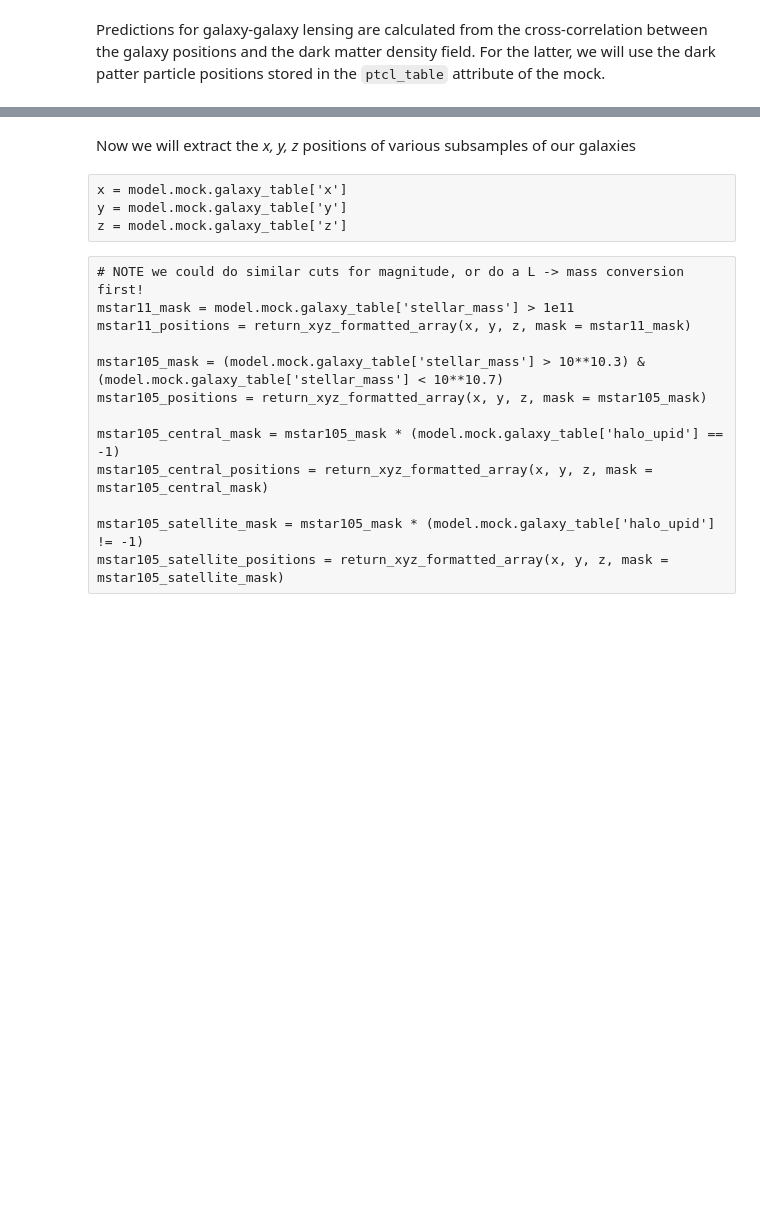
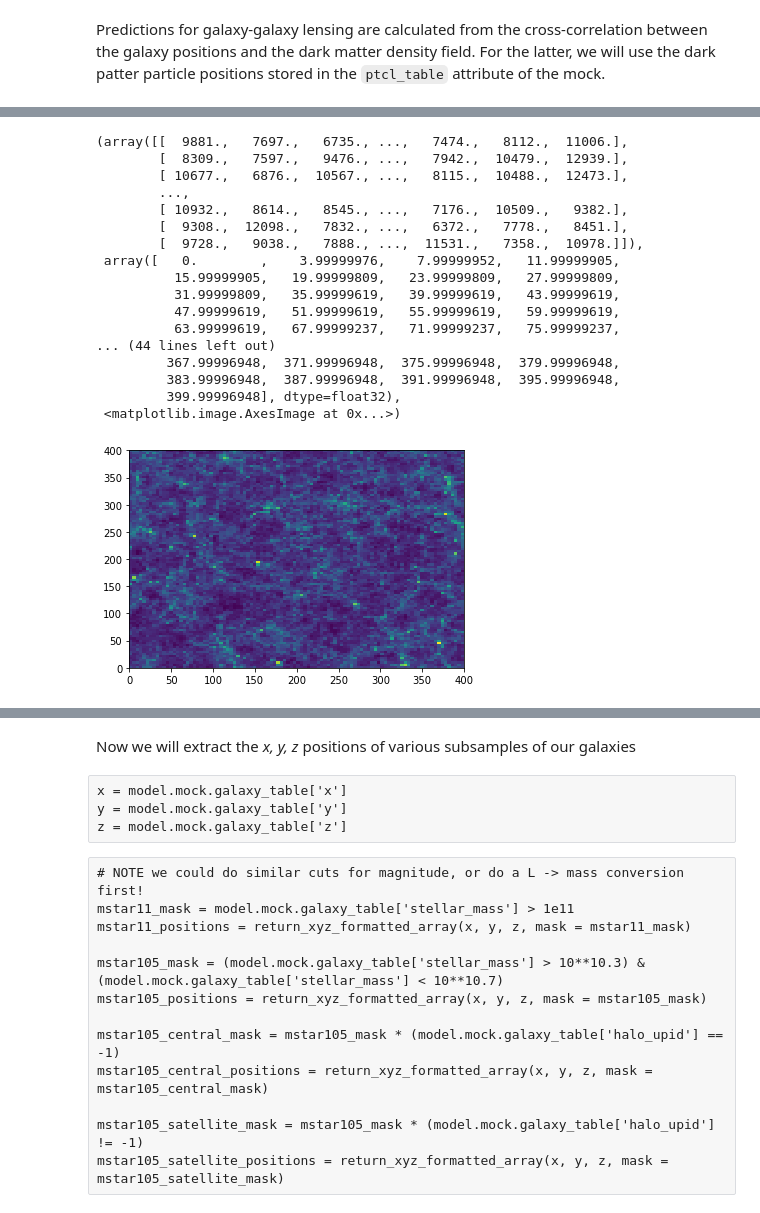
Before and after one commit to eniaxhakaj/desiDeltaSigma, a Jupyter notebook: halotools_lensing_tut.ipynb, the cells around one changed output, grey strips where cells are left out. Cells and saved outputs as stored; diff of their text form; code cells hidden in the pictures; blank space fills up the shorter version.

```diff
--- a/halotools_lensing_tut.ipynb
+++ b/halotools_lensing_tut.ipynb
@@ -23,0 +94,21 @@ Predictions for galaxy-galaxy lensing are calculated from the cross-correlation
+# %%
+plt.hist2d(py, pz, 100)
+# %% [output]
+(array([[  9881.,   7697.,   6735., ...,   7474.,   8112.,  11006.],
+        [  8309.,   7597.,   9476., ...,   7942.,  10479.,  12939.],
+        [ 10677.,   6876.,  10567., ...,   8115.,  10488.,  12473.],
+        ...,
+        [ 10932.,   8614.,   8545., ...,   7176.,  10509.,   9382.],
+        [  9308.,  12098.,   7832., ...,   6372.,   7778.,   8451.],
+        [  9728.,   9038.,   7888., ...,  11531.,   7358.,  10978.]]),
+ array([   0.        ,    3.99999976,    7.99999952,   11.99999905,
+          15.99999905,   19.99999809,   23.99999809,   27.99999809,
+          31.99999809,   35.99999619,   39.99999619,   43.99999619,
+          47.99999619,   51.99999619,   55.99999619,   59.99999619,
+          63.99999619,   67.99999237,   71.99999237,   75.99999237,
+... (44 lines left out)
+         367.99996948,  371.99996948,  375.99996948,  379.99996948,
+         383.99996948,  387.99996948,  391.99996948,  395.99996948,
+         399.99996948], dtype=float32),
+ <matplotlib.image.AxesImage at 0x...>)
+[figure, added]
```
Also changed, not shown: parts of 19 cells of this notebook, 6 other files.
